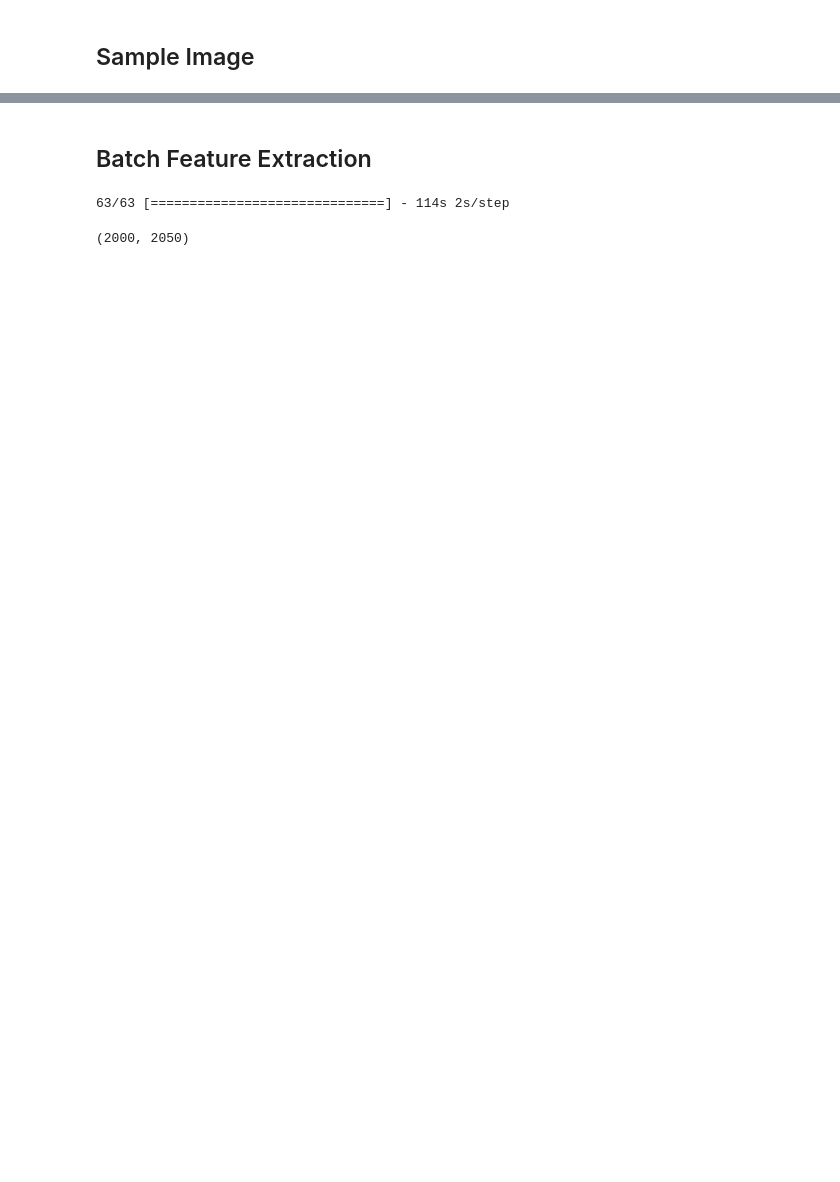
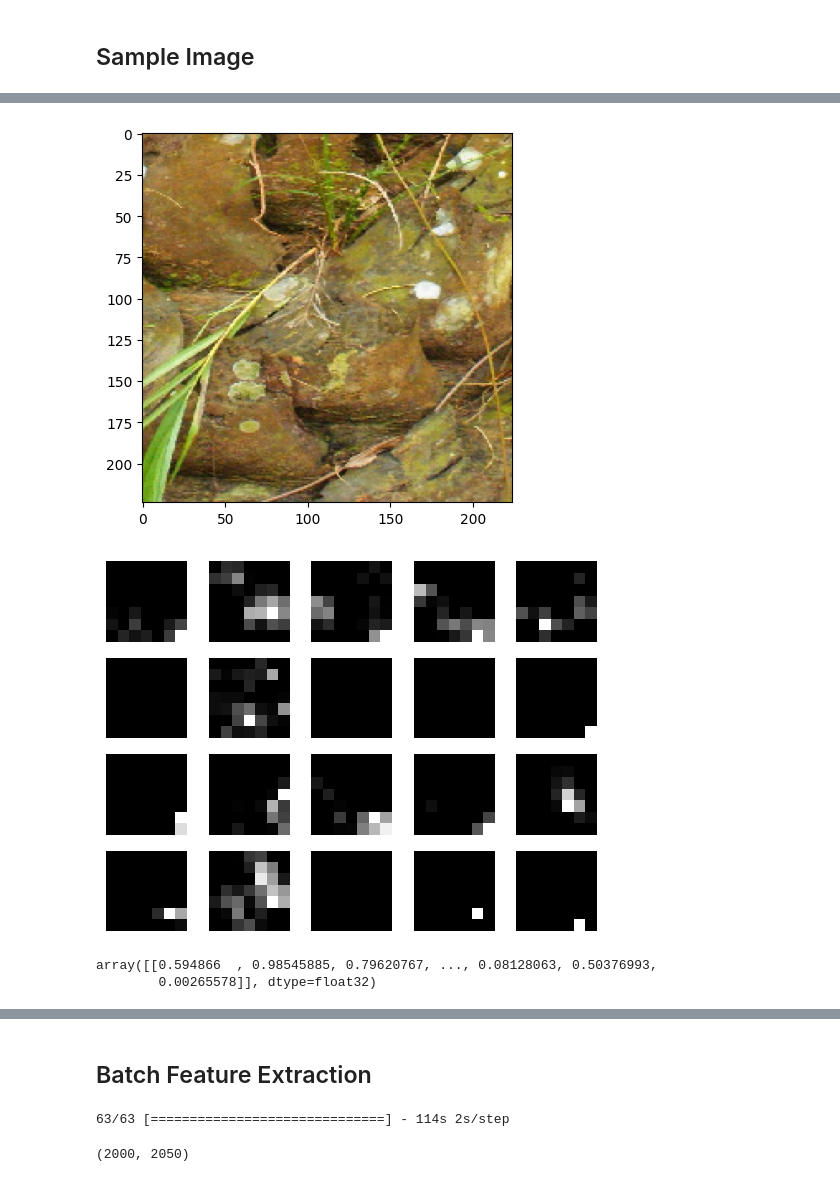
Before and after one commit to zeerafle/oil-palm-stem, a Jupyter notebook: deep_feature_extractor.ipynb, the cells around one changed output, grey strips where cells are left out. Drawn from its saved outputs; the diff is of its cells as text; code cells hidden in the pictures; blank space fills up the shorter version.

Commit message:
Add function to shows image and its feature maps

```diff
--- a/deep_feature_extractor.ipynb
+++ b/deep_feature_extractor.ipynb
@@ -29,3 +27,0 @@ Image.open(SAMPLE_IMAGE)
-# %%
-image = load_img(SAMPLE_IMAGE, target_size=(150, 150))
-image
@@ -48,11 +28,25 @@ feature_maps[0, :, :, 0]
 # %%
-# plot first 20 filters
-n_filters = 20
-# specify subplot and turn of axis
-fig, ax = plt.subplots(4, 5)
+def show_image_and_feature_maps(image_path):
+    loaded_image = load_img(image_path, target_size=(224,224))
+    image = img_to_array(loaded_image)
+    image = preprocess_input(image)
 
-# show the first 20 feature map
-for i in range(n_filters):
+    avg = tf.keras.layers.GlobalAveragePooling2D()(base_model.output)
+    model = tf.keras.models.Model(inputs=base_model.input, outputs=avg)
+    feature_maps = base_model.predict(np.array([image]))
+
+    # show the images
+    plt.imshow(loaded_image.rotate(-90))
+
+    # plot first 20 filters
+    n_filters = 20
     # specify subplot and turn of axis
-    ax[i//5, i%5].imshow(feature_maps[0, :, :, i], cmap='gray')
-    ax[i//5, i%5].axis('off')
+    fig, ax = plt.subplots(4, 5)
+
+    # show the first 20 feature map
+    for i in range(n_filters):
+        # specify subplot and turn of axis
+        ax[i//5, i%5].imshow(feature_maps[0, :, :, i], cmap='gray')
+        ax[i//5, i%5].axis('off')
+
+    return model.predict(np.array([image]))
@@ -60,0 +53,11 @@ feature_maps[0, :, :, 0]
+# %%
+def show_random_image(label):
+    class_folder = os.path.join(SELECTED_DATA, label)
+    list_files = os.listdir(class_folder)
+    random_idx = randint(0, len(list_files))
+    file_path = os.path.join(class_folder, list_files[random_idx])
+    print(file_path)
+    return show_image_and_feature_maps(file_path)
+# %%
+infected_sample = show_random_image('infected')
+# %% [output]
@@ -60,0 +68,7 @@ feature_maps[0, :, :, 0]
+[figure, added]
+[figure, added]
+# %%
+infected_sample
+# %% [output]
+array([[0.594866  , 0.98545885, 0.79620767, ..., 0.08128063, 0.50376993,
+        0.00265578]], dtype=float32)
```
Also changed, not shown: parts of 9 cells of this notebook, 1 other file.
